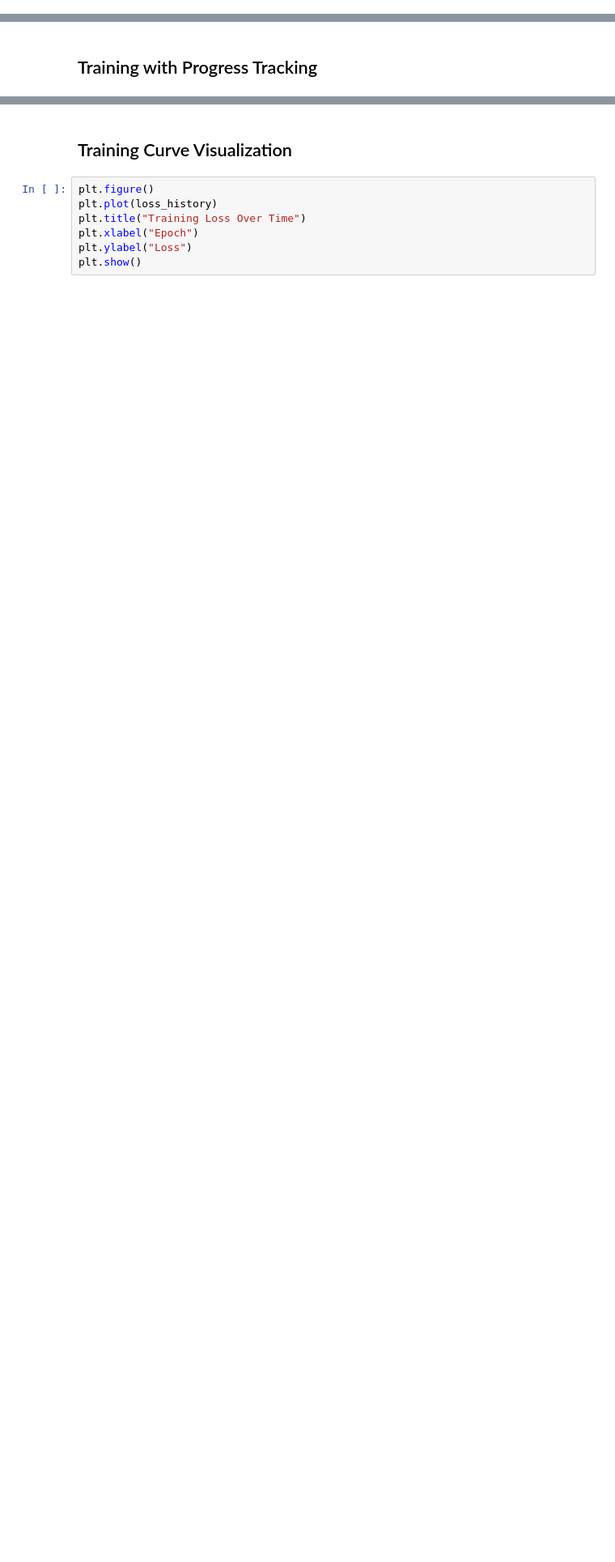
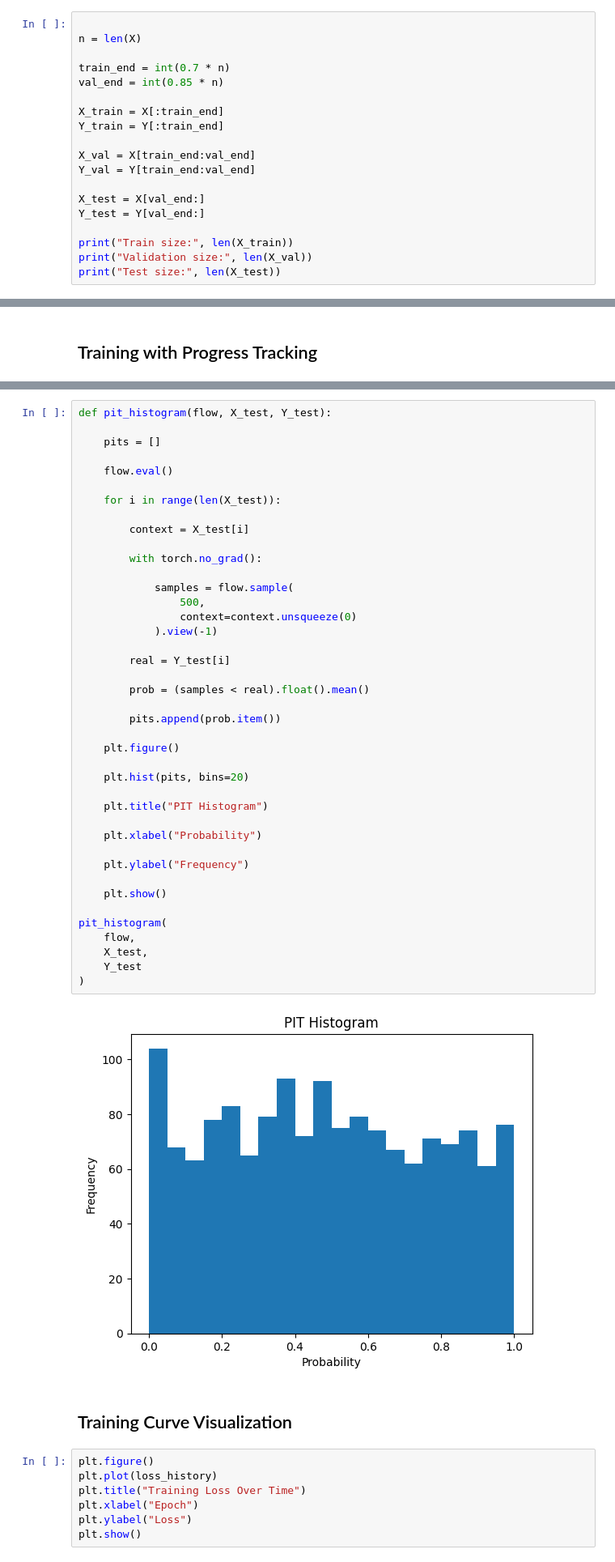
Before and after one commit to mcananym/SigFlowRL, a Jupyter notebook: sigflow_sim_Chatv2.ipynb, the cells around one changed output, grey strips where cells are left out. Shown at 81% size. Saved outputs shown, nothing was run; the diff lists cells and outputs as text; blank space fills up the shorter version.

Commit message:
Some changes added, more tests made and made it faster, issues with the monte carlo preduction distribution and dips in PIT test

```diff
--- a/sigflow_sim_Chatv2.ipynb
+++ b/sigflow_sim_Chatv2.ipynb
@@ -139,0 +154,19 @@ X shape: torch.Size([9839, 41])
+# %%
+
+n = len(X)
+
+train_end = int(0.7 * n)
+val_end = int(0.85 * n)
+
+X_train = X[:train_end]
+Y_train = Y[:train_end]
+
+X_val = X[train_end:val_end]
+Y_val = Y[train_end:val_end]
+
+X_test = X[val_end:]
+Y_test = Y[val_end:]
+
+print("Train size:", len(X_train))
+print("Validation size:", len(X_val))
+print("Test size:", len(X_test))
@@ -322,3 +560,46 @@ Epoch 12 | Loss: 109.70292
+# %%
+def pit_histogram(flow, X_test, Y_test):
+
+    pits = []
+
+    flow.eval()
+
+    for i in range(len(X_test)):
+
+        context = X_test[i]
+
+        with torch.no_grad():
+
+            samples = flow.sample(
+                500,
+                context=context.unsqueeze(0)
+            ).view(-1)
+
+        real = Y_test[i]
+
+        prob = (samples < real).float().mean()
+
+        pits.append(prob.item())
+
+    plt.figure()
+
+    plt.hist(pits, bins=20)
+
+    plt.title("PIT Histogram")
+
+    plt.xlabel("Probability")
+
+    plt.ylabel("Frequency")
+
+    plt.show()
+
+pit_histogram(
+    flow,
+    X_test,
+    Y_test
+)
+# %% [output]
+[figure, added]
 # %% [markdown]
 ## Training Curve Visualization
 # %%
```
Also changed, not shown: parts of 41 cells of this notebook.
